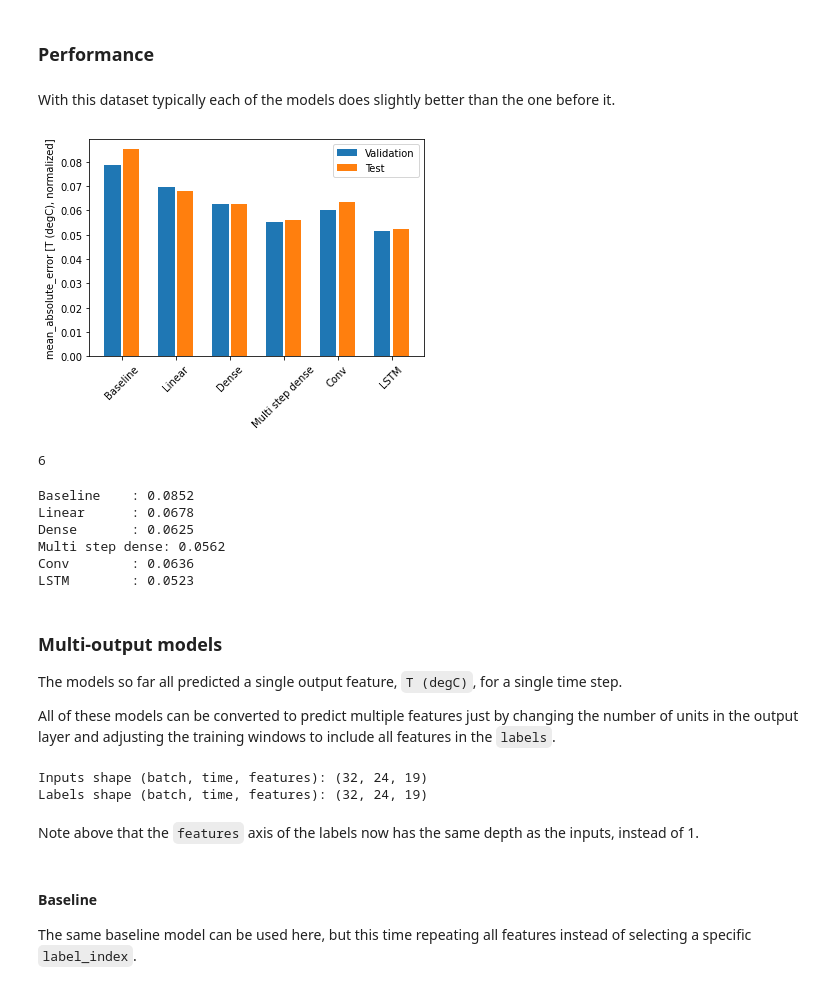
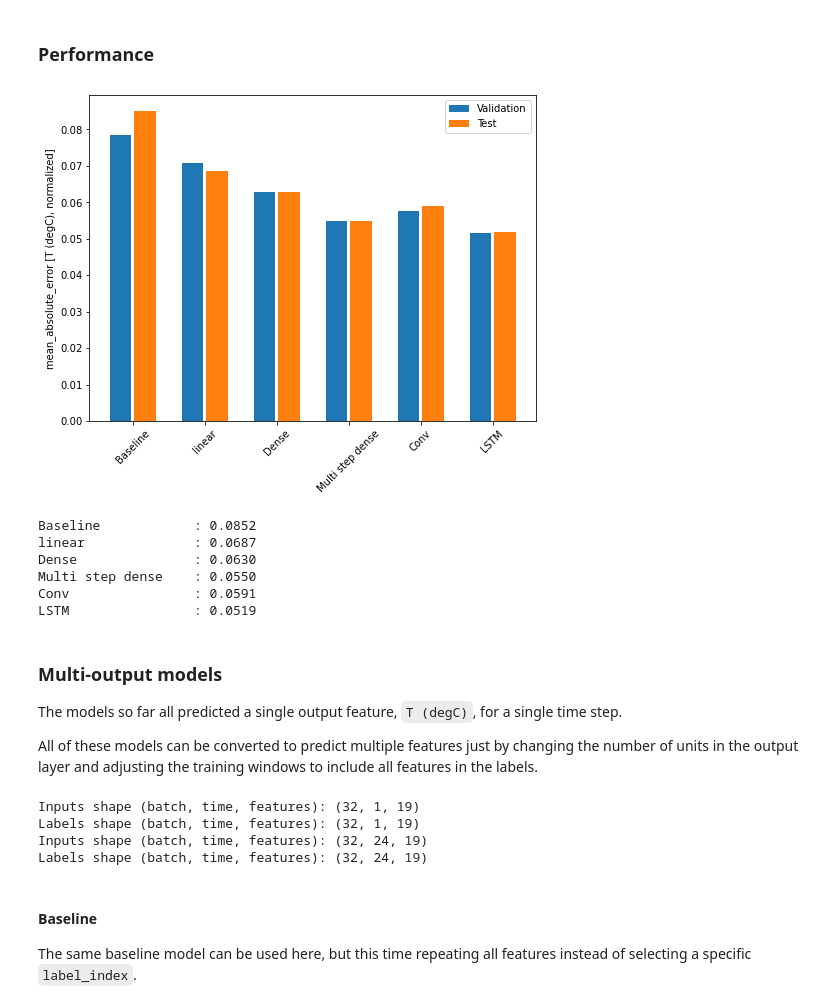
Before and after one commit to saugkim/DeepLearningTrain, a Jupyter notebook: time_series.ipynb, the cells around one changed output. Cells and saved outputs as stored; diff of their text form; code cells hidden in the pictures.

Commit message:
time_series update

```diff
--- a/time_series.ipynb
+++ b/time_series.ipynb
@@ -916,11 +859,9 @@ Note that the `Window`'s `shift` parameter is relative to the end of the two win
 # %%
 CONV_WIDTH = 3
-conv_window = WindowGenerator(
-    input_width=CONV_WIDTH,
-    label_width=1,
-    shift=1,
-    label_columns=['T (degC)'])
-
+conv_window = WindowGenerator(input_width=CONV_WIDTH,
+                              label_width=1,
+                              shift=1,
+                              label_columns=['T (degC)'])
 conv_window
 # %% [output]
 Total window size: 4
@@ -960,5 +895,6 @@ TensorShape([32, 1, 1])
 history = compile_and_fit(multi_step_dense, conv_window)
 
 IPython.display.clear_output()
-val_performance['Multi step dense'] = multi_step_dense.evaluate(conv_window.val)
+
+val_performance['Multi step dense'] = multi_step_dense.evaluate(conv_window.val, verbose=0)
 performance['Multi step dense'] = multi_step_dense.evaluate(conv_window.test, verbose=0)
@@ -1016,6 +957,8 @@ Train and evaluate it on the ` conv_window` and it should give performance simil
 history = compile_and_fit(conv_model, conv_window)
 
 IPython.display.clear_output()
-val_performance['Conv'] = conv_model.evaluate(conv_window.val)
+val_performance['Conv'] = conv_model.evaluate(conv_window.val, verbose=0)
 performance['Conv'] = conv_model.evaluate(conv_window.test, verbose=0)
+
+show_performance('Conv')
 # %% [output]
@@ -1111,6 +1055,9 @@ Output shape: (32, 24, 1)
 history = compile_and_fit(lstm_model, wide_window)
 
 IPython.display.clear_output()
-val_performance['LSTM'] = lstm_model.evaluate(wide_window.val)
+
+val_performance['LSTM'] = lstm_model.evaluate(wide_window.val, verbose=0)
 performance['LSTM'] = lstm_model.evaluate(wide_window.test, verbose=0)
+
+show_performance('LSTM')
 # %% [output]
@@ -1122,60 +1070,59 @@ wide_window.plot(lstm_model)
 # %% [markdown]
 ### Performance
-# %% [markdown]
-With this dataset typically each of the models does slightly better than the one before it.
 # %%
 x = np.arange(len(performance))
 width = 0.3
 metric_name = 'mean_absolute_error'
-metric_index = lstm_model.metrics_names.index('mean_absolute_error')
+metric_index = lstm_model.metrics_names.index('mae')
 val_mae = [v[metric_index] for v in val_performance.values()]
 test_mae = [v[metric_index] for v in performance.values()]
 
 plt.ylabel('mean_absolute_error [T (degC), normalized]')
 plt.bar(x - 0.17, val_mae, width, label='Validation')
 plt.bar(x + 0.17, test_mae, width, label='Test')
 plt.xticks(ticks=x, labels=performance.keys(),
            rotation=45)
 _ = plt.legend()
 # %% [output]
-[figure, old version]
+[figure, new version]
-# %%
-len(performance)
-# %% [output]
-6
 # %%
 for name, value in performance.items():
-  print(f'{name:12s}: {value[1]:0.4f}')
+    print(f'{name:20s}: {value[1]:0.4f}')
 # %% [output]
-Baseline    : 0.0852
-Linear      : 0.0678
-Dense       : 0.0625
-Multi step dense: 0.0562
-Conv        : 0.0636
-LSTM        : 0.0523
+Baseline            : 0.0852
+linear              : 0.0687
+Dense               : 0.0630
+Multi step dense    : 0.0550
+Conv                : 0.0591
+LSTM                : 0.0519
 # %% [markdown]
 ### Multi-output models
 
 The models so far all predicted a single output feature, `T (degC)`, for a single time step.
 
-All of these models can be converted to predict multiple features just by changing the number of units in the output layer and adjusting the training windows to include all features in the `labels`.
+All of these models can be converted to predict multiple features just by changing the number of units in the output layer and adjusting the training windows to include all features in the labels.
 # %%
-single_step_window = WindowGenerator(
-    # `WindowGenerator` returns all features as labels if you
-    # don't set the `label_columns` argument.
-    input_width=1, label_width=1, shift=1)
+single_step_window = WindowGenerator(input_width = 1,
+                                     label_width=1,
+                                     shift=1)
+# returns all features as labels if you don't set the `label_columns` argument.
 
-wide_window = WindowGenerator(
-    input_width=24, label_width=24, shift=1)
+wide_window = WindowGenerator(input_width=24,
+                              label_width=24,
+                              shift=1)
+
+for example_inputs, example_labels in single_step_window.train.take(1):
+    print(f'Inputs shape (batch, time, features): {example_inputs.shape}')
+    print(f'Labels shape (batch, time, features): {example_labels.shape}')
 
 for example_inputs, example_labels in wide_window.train.take(1):
-  print(f'Inputs shape (batch, time, features): {example_inputs.shape}')
-  print(f'Labels shape (batch, time, features): {example_labels.shape}')
+    print(f'Inputs shape (batch, time, features): {example_inputs.shape}')
+    print(f'Labels shape (batch, time, features): {example_labels.shape}')
 # %% [output]
+Inputs shape (batch, time, features): (32, 1, 19)
+Labels shape (batch, time, features): (32, 1, 19)
 Inputs shape (batch, time, features): (32, 24, 19)
 Labels shape (batch, time, features): (32, 24, 19)
-# %% [markdown]
-Note above that the `features` axis of the labels now has the same depth as the inputs, instead of 1.
 # %% [markdown]
 #### Baseline
 
```
Also changed, not shown: parts of 125 cells of this notebook.
